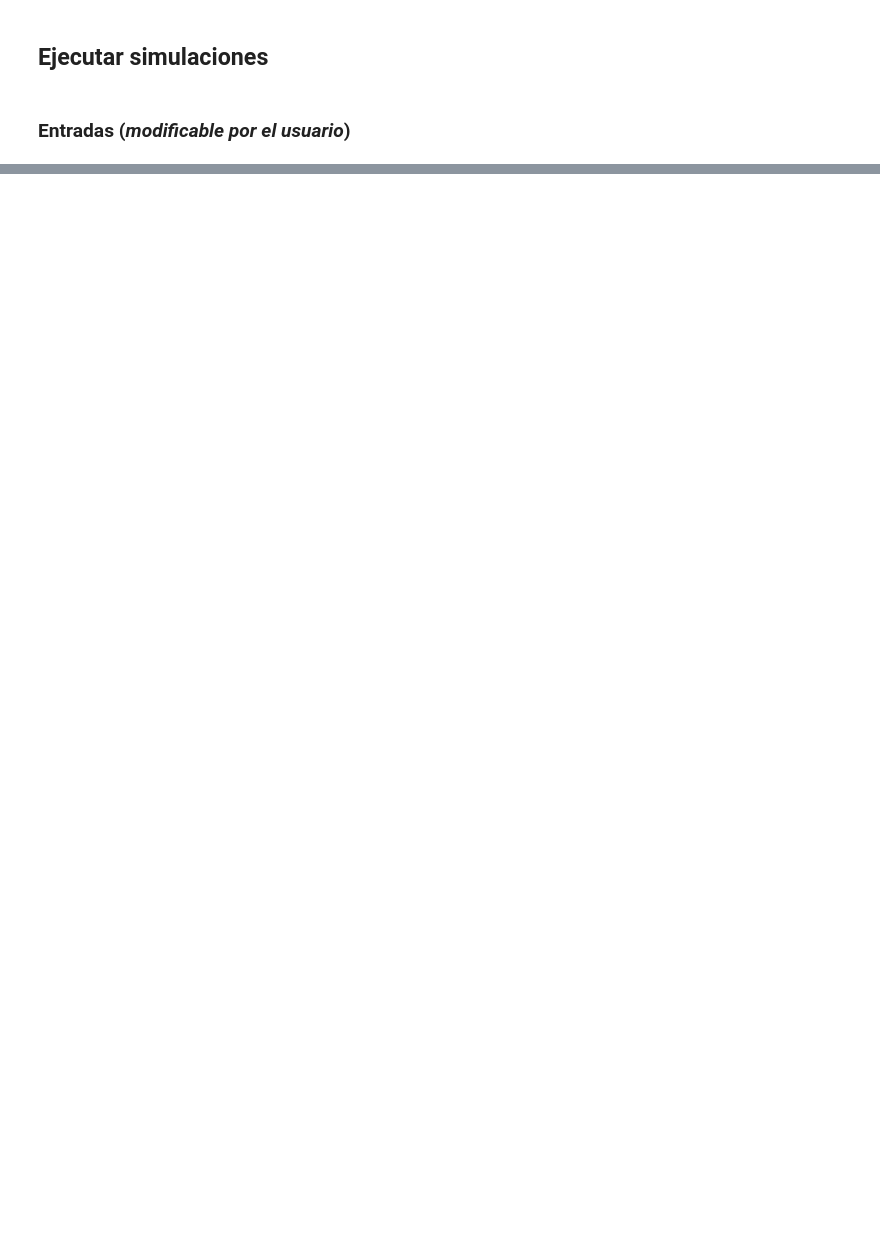
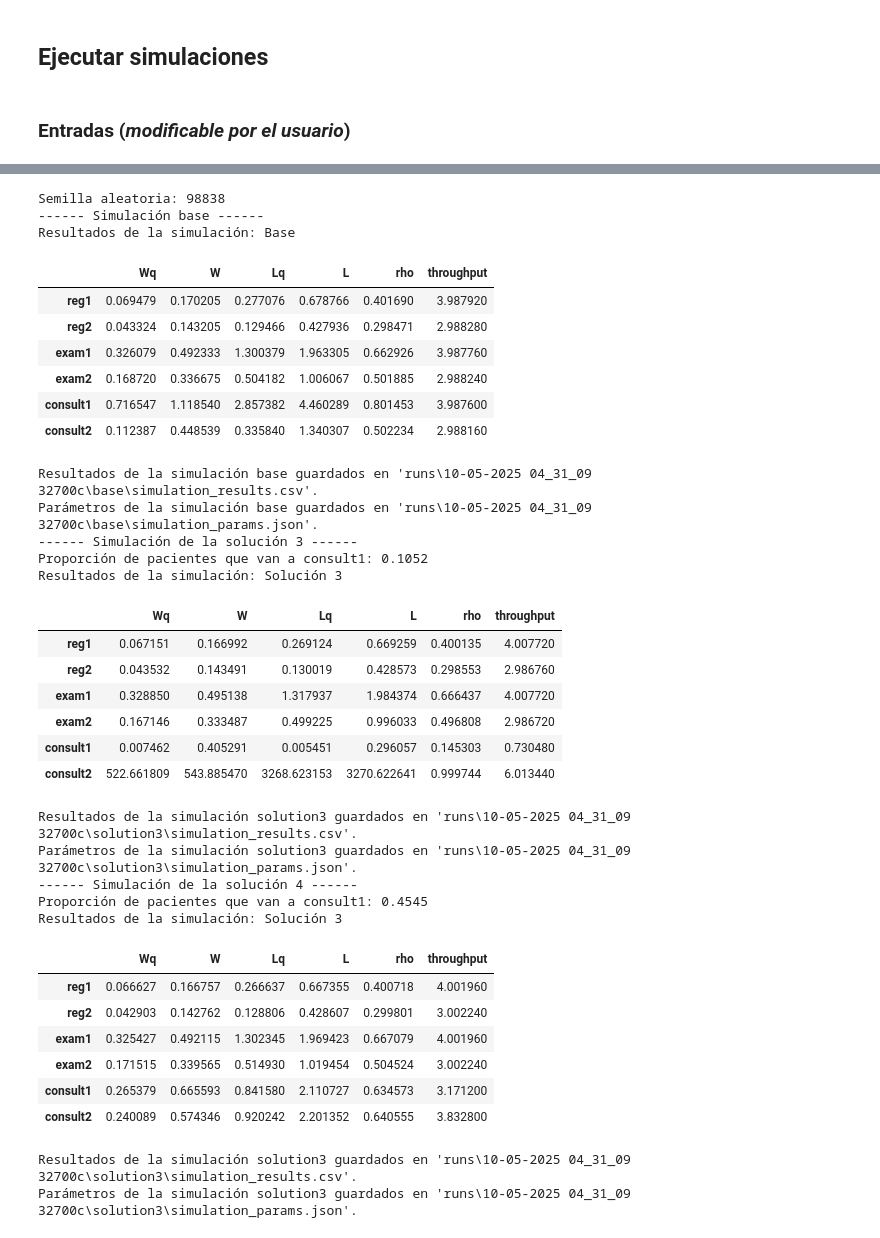
Before and after one commit to AlexisAndradeDev/OperationsResearch_QueuingProject, a Jupyter notebook: IO_Queuing_Simulation.ipynb, the cells around one changed output, grey strips where cells are left out. Saved outputs shown, nothing was run; the diff lists cells and outputs as text; code cells hidden in the pictures; blank space fills up the shorter version.

Commit message:
WIP: Add problem 4, manual metrics calculation and compare them to simulated metrics

```diff
--- a/IO_Queuing_Simulation.ipynb
+++ b/IO_Queuing_Simulation.ipynb
@@ -495,12 +420,13 @@ def save_simulation(simulation_name: str, run_dir: Path, metrics: dict[str, dict
     params_path = path / 'simulation_params.json'
     with params_path.open('w') as f:
         json.dump(params, f, indent=4)
-    print(f"Parámetros de la simulación base guardados en '{params_path}'.")
+    print(f"Parámetros de la simulación {simulation_name} guardados en '{params_path}'.")
 
 def display_simulation_metrics(simulation_name: str, metrics: dict[str, dict[str, float]]):
     # Convertir los resultados de la simulación en un DataFrame y mostrarlo como una tabla
     df = pd.DataFrame(metrics).T
-    df = df.round(4)
+    # show always 4 decimales even if it's 0.0000
+    df = df.style.format(na_rep='0.0000')
     print("Resultados de la simulación:", simulation_name)
     display(df)
 # %% [markdown]
@@ -656,0 +474,75 @@ Parámetros de la simulación base guardados en 'runs\08-05-2025 14_57_17 5eecb4
+# %%
+# Uncomment to generate a random seed each time this cell is run
+seed = random.randint(1, 100000) # semilla aleatoria
+random.seed(seed)
+print(f"Semilla aleatoria: {seed}")
+
+# Crear un directorio único dentro de "runs"
+timestamp = datetime.now().strftime("%d-%m-%Y %H_%M_%S")
+unique_id = uuid.uuid4().hex[:6] # ID único
+
+# Crear la carpeta común usando timestamp y unique_id
+run_dir = Path("runs") / f"{timestamp} {unique_id}"
+run_dir.mkdir(parents=True, exist_ok=True)
+
+print("------ Simulación base ------")
+base_metrics = simulate_base(T, lambda1, lambda2, copy.deepcopy(nodes_base))
+display_simulation_metrics("Base", base_metrics)
+save_simulation("base", run_dir, base_metrics, nodes_base, lambda1, lambda2, T, seed)
+
+print("------ Simulación de la solución 3 ------")
+# Utilizar Lq de la simulación base para calcular la proporción de pacientes que van a consult1
+L_q1 = base_metrics['consult1']['Lq']
+L_q2 = base_metrics['consult2']['Lq']
+p_to_consult1 = L_q2 / (L_q1 + L_q2)
+print(f"Proporción de pacientes que van a consult1: {p_to_consult1:.4f}")
+solution3_metrics = simulate_solution3(T, lambda1, lambda2, copy.deepcopy(nodes_solution3), p_to_consult1)
+display_simulation_metrics("Solución 3", solution3_metrics)
+save_simulation("solution3", run_dir, solution3_metrics, nodes_solution3, lambda1, lambda2, T, seed)
+
+print("------ Simulación de la solución 4 ------")
+# Utilizar mu de la simulación base para calcular la proporción de pacientes que van a consult1
+mu1 = nodes_base['consult1'].mu
+mu2 = nodes_base['consult2'].mu
+p_to_consult1 = mu1 / (mu1 + mu2)
+print(f"Proporción de pacientes que van a consult1: {p_to_consult1:.4f}")
+solution4_metrics = simulate_solution3(T, lambda1, lambda2, copy.deepcopy(nodes_solution4), p_to_consult1)
+display_simulation_metrics("Solución 3", solution4_metrics)
+save_simulation("solution3", run_dir, solution4_metrics, nodes_solution4, lambda1, lambda2, T, seed)
+# %% [output]
+Semilla aleatoria: 98838
+------ Simulación base ------
+Resultados de la simulación: Base
+|  | Wq | W | Lq | L | rho | throughput |
+| reg1 | 0.069479 | 0.170205 | 0.277076 | 0.678766 | 0.401690 | 3.987920 |
+| reg2 | 0.043324 | 0.143205 | 0.129466 | 0.427936 | 0.298471 | 2.988280 |
+| exam1 | 0.326079 | 0.492333 | 1.300379 | 1.963305 | 0.662926 | 3.987760 |
+| exam2 | 0.168720 | 0.336675 | 0.504182 | 1.006067 | 0.501885 | 2.988240 |
+| consult1 | 0.716547 | 1.118540 | 2.857382 | 4.460289 | 0.801453 | 3.987600 |
+| consult2 | 0.112387 | 0.448539 | 0.335840 | 1.340307 | 0.502234 | 2.988160 |
+Resultados de la simulación base guardados en 'runs\10-05-2025 04_31_09 32700c\base\simulation_results.csv'.
+Parámetros de la simulación base guardados en 'runs\10-05-2025 04_31_09 32700c\base\simulation_params.json'.
+------ Simulación de la solución 3 ------
+Proporción de pacientes que van a consult1: 0.1052
+Resultados de la simulación: Solución 3
+|  | Wq | W | Lq | L | rho | throughput |
+| reg1 | 0.067151 | 0.166992 | 0.269124 | 0.669259 | 0.400135 | 4.007720 |
+| reg2 | 0.043532 | 0.143491 | 0.130019 | 0.428573 | 0.298553 | 2.986760 |
+| exam1 | 0.328850 | 0.495138 | 1.317937 | 1.984374 | 0.666437 | 4.007720 |
+| exam2 | 0.167146 | 0.333487 | 0.499225 | 0.996033 | 0.496808 | 2.986720 |
+| consult1 | 0.007462 | 0.405291 | 0.005451 | 0.296057 | 0.145303 | 0.730480 |
+| consult2 | 522.661809 | 543.885470 | 3268.623153 | 3270.622641 | 0.999744 | 6.013440 |
+Resultados de la simulación solution3 guardados en 'runs\10-05-2025 04_31_09 32700c\solution3\simulation_results.csv'.
+Parámetros de la simulación solution3 guardados en 'runs\10-05-2025 04_31_09 32700c\solution3\simulation_params.json'.
+------ Simulación de la solución 4 ------
+Proporción de pacientes que van a consult1: 0.4545
+Resultados de la simulación: Solución 3
+|  | Wq | W | Lq | L | rho | throughput |
+| reg1 | 0.066627 | 0.166757 | 0.266637 | 0.667355 | 0.400718 | 4.001960 |
+| reg2 | 0.042903 | 0.142762 | 0.128806 | 0.428607 | 0.299801 | 3.002240 |
+| exam1 | 0.325427 | 0.492115 | 1.302345 | 1.969423 | 0.667079 | 4.001960 |
+| exam2 | 0.171515 | 0.339565 | 0.514930 | 1.019454 | 0.504524 | 3.002240 |
+| consult1 | 0.265379 | 0.665593 | 0.841580 | 2.110727 | 0.634573 | 3.171200 |
+| consult2 | 0.240089 | 0.574346 | 0.920242 | 2.201352 | 0.640555 | 3.832800 |
+Resultados de la simulación solution3 guardados en 'runs\10-05-2025 04_31_09 32700c\solution3\simulation_results.csv'.
+Parámetros de la simulación solution3 guardados en 'runs\10-05-2025 04_31_09 32700c\solution3\simulation_params.json'.
```
Also changed, not shown: parts of 24 cells of this notebook.
